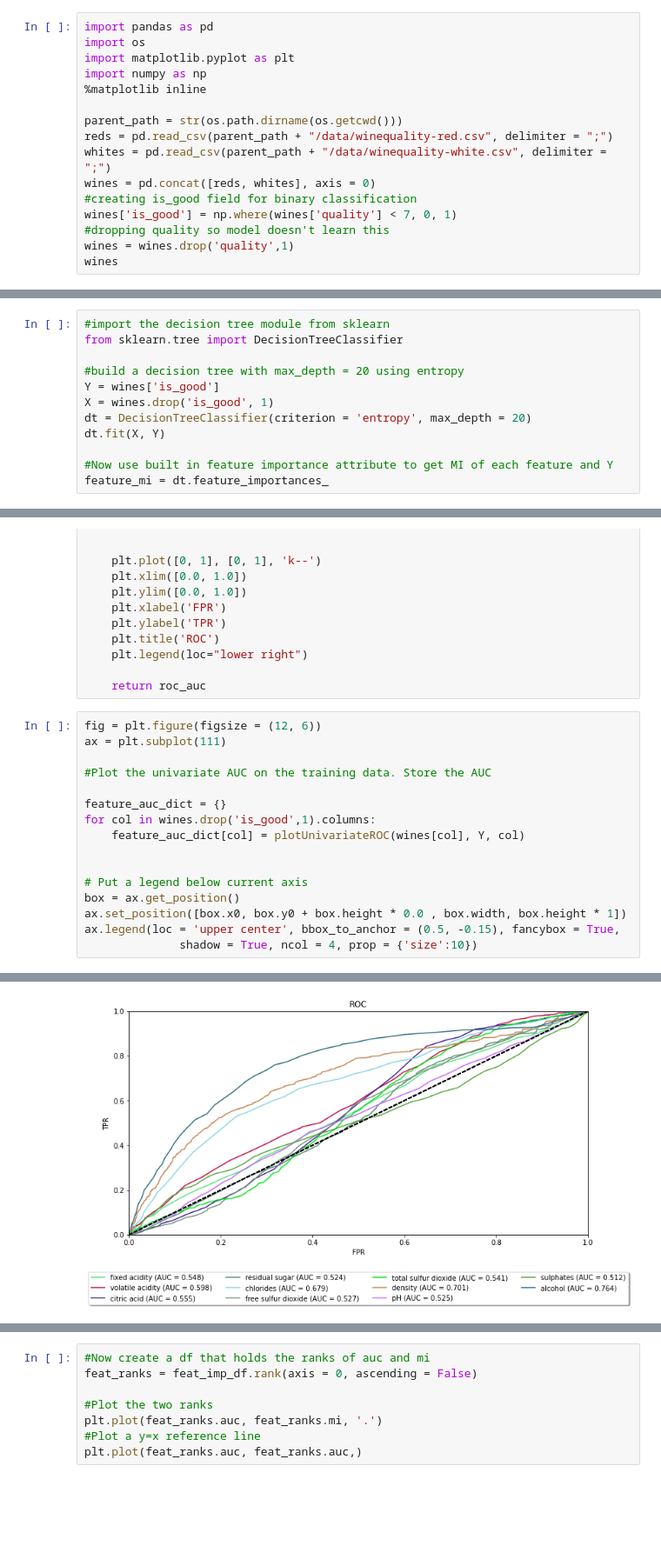
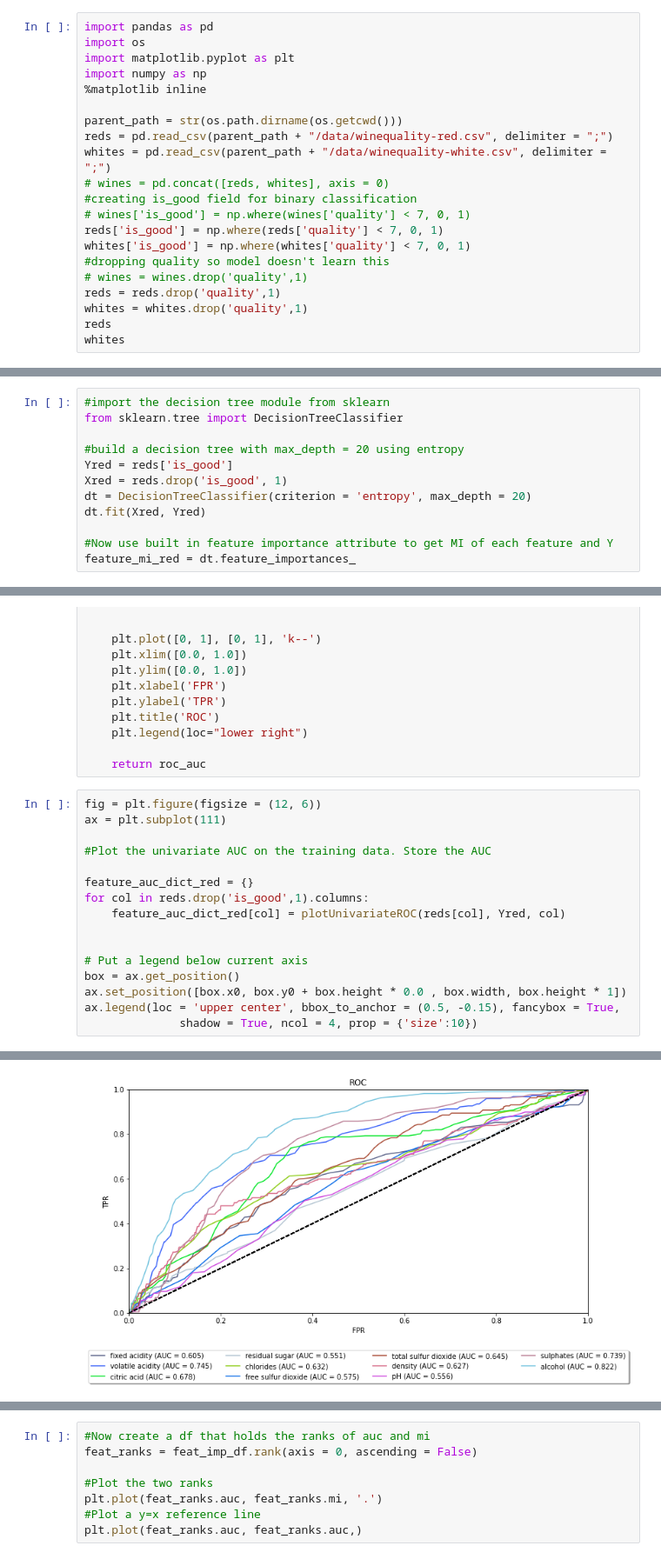
Before and after one commit to dtrakht/1001-Team-Project, a Jupyter notebook: code/Feature Ranking.ipynb, the cells around one changed output, grey strips where cells are left out. Shown at 87% size. Saved outputs shown, nothing was run; the diff lists cells and outputs as text; blank space fills up the shorter version.

Commit message:
update to analyze red/white separately

```diff
--- a/code/Feature Ranking.ipynb
+++ b/code/Feature Ranking.ipynb
@@ -8,11 +8,16 @@ import numpy as np
 parent_path = str(os.path.dirname(os.getcwd()))
 reds = pd.read_csv(parent_path + "/data/winequality-red.csv", delimiter = ";")
 whites = pd.read_csv(parent_path + "/data/winequality-white.csv", delimiter = ";")
-wines = pd.concat([reds, whites], axis = 0)
+# wines = pd.concat([reds, whites], axis = 0)
 #creating is_good field for binary classification
-wines['is_good'] = np.where(wines['quality'] < 7, 0, 1)
+# wines['is_good'] = np.where(wines['quality'] < 7, 0, 1)
+reds['is_good'] = np.where(reds['quality'] < 7, 0, 1)
+whites['is_good'] = np.where(whites['quality'] < 7, 0, 1)
 #dropping quality so model doesn't learn this
-wines = wines.drop('quality',1)
-wines
+# wines = wines.drop('quality',1)
+reds = reds.drop('quality',1)
+whites = whites.drop('quality',1)
+reds
+whites
 # %% [output]
 |  | fixed acidity | volatile acidity | citric acid | residual sugar | chlorides | free sulfur dioxide | ... |
@@ -33,10 +38,10 @@ wines
 from sklearn.tree import DecisionTreeClassifier
 
 #build a decision tree with max_depth = 20 using entropy
-Y = wines['is_good']
-X = wines.drop('is_good', 1)
+Yred = reds['is_good']
+Xred = reds.drop('is_good', 1)
 dt = DecisionTreeClassifier(criterion = 'entropy', max_depth = 20)
-dt.fit(X, Y)
+dt.fit(Xred, Yred)
 
 #Now use built in feature importance attribute to get MI of each feature and Y
-feature_mi = dt.feature_importances_
+feature_mi_red = dt.feature_importances_
@@ -84,19 +96,19 @@ def plotUnivariateROC(preds, truth, label_string):
 # %%
 fig = plt.figure(figsize = (12, 6))
 ax = plt.subplot(111)
 
 #Plot the univariate AUC on the training data. Store the AUC
 
-feature_auc_dict = {}
-for col in wines.drop('is_good',1).columns:
-    feature_auc_dict[col] = plotUnivariateROC(wines[col], Y, col)
+feature_auc_dict_red = {}
+for col in reds.drop('is_good',1).columns:
+    feature_auc_dict_red[col] = plotUnivariateROC(reds[col], Yred, col)
 
 
 # Put a legend below current axis
 box = ax.get_position()
 ax.set_position([box.x0, box.y0 + box.height * 0.0 , box.width, box.height * 1])
 ax.legend(loc = 'upper center', bbox_to_anchor = (0.5, -0.15), fancybox = True,
               shadow = True, ncol = 4, prop = {'size':10})
 # %% [output]
 <matplotlib.legend.Legend at 0x...>
-[figure, old version]
+[figure, new version]
```
Also changed, not shown: parts of 6 cells of this notebook.
